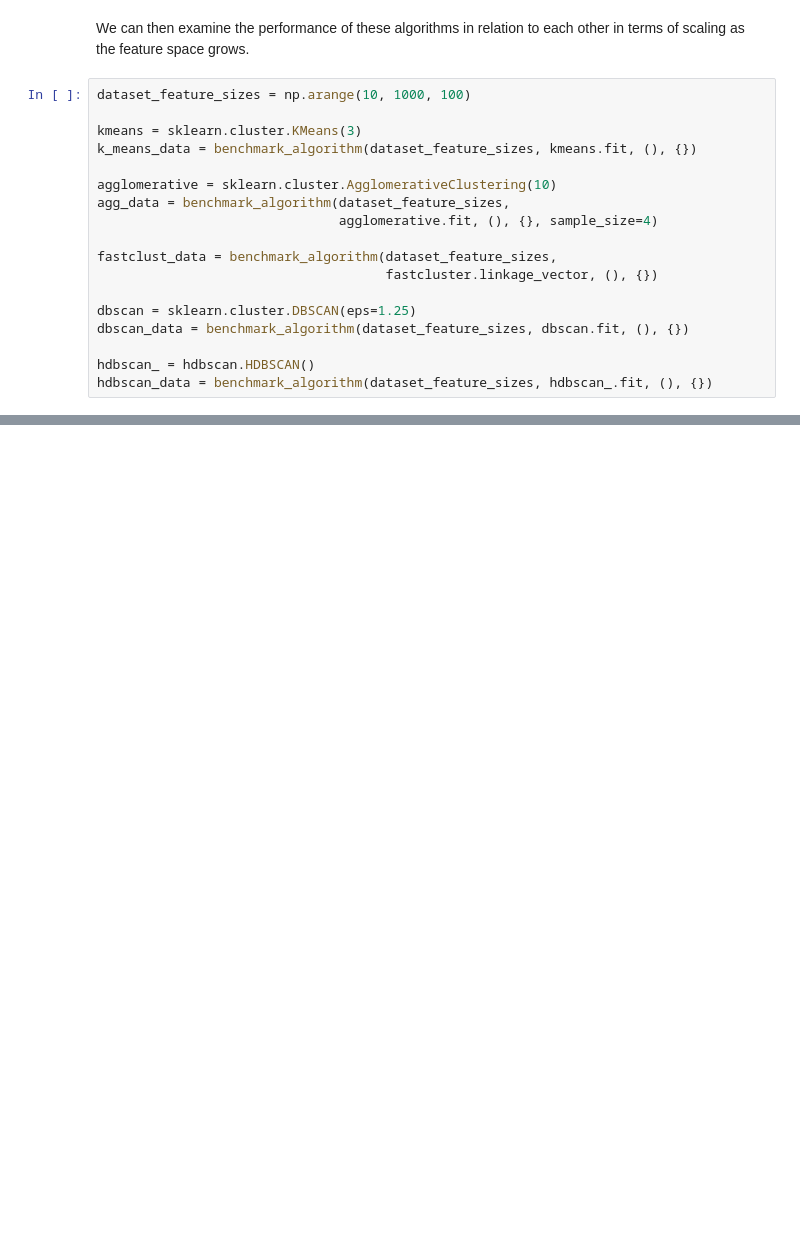
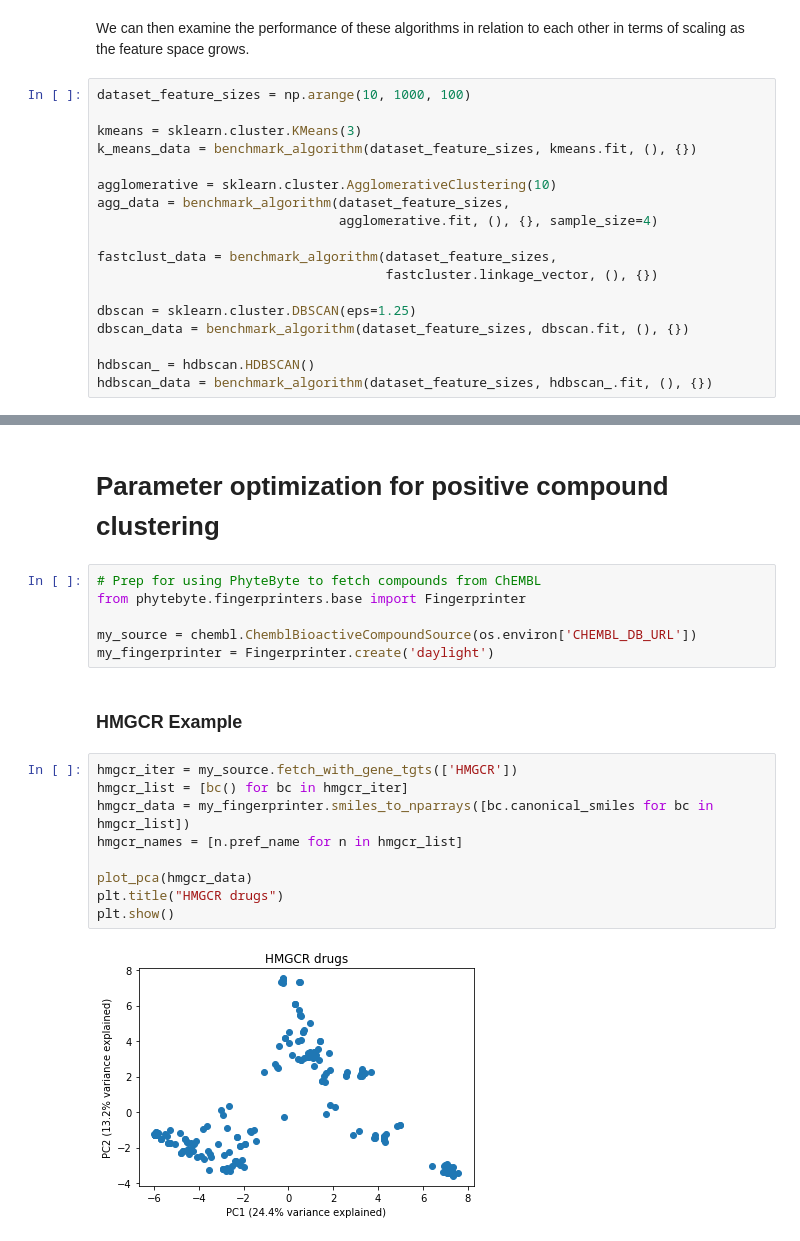
Before and after one commit to seanharr11/phytebyte, a Jupyter notebook: notebooks/clustering_methods.ipynb, the cells around one changed output, grey strips where cells are left out. Saved outputs shown, nothing was run; the diff lists cells and outputs as text; blank space fills up the shorter version.

```diff
--- a/notebooks/clustering_methods.ipynb
+++ b/notebooks/clustering_methods.ipynb
@@ -123,0 +155,21 @@ Outstanding questions:
+# %% [markdown]
+# Parameter optimization for positive compound clustering
+# %%
+# Prep for using PhyteByte to fetch compounds from ChEMBL
+from phytebyte.fingerprinters.base import Fingerprinter
+
+my_source = chembl.ChemblBioactiveCompoundSource(os.environ['CHEMBL_DB_URL'])
+my_fingerprinter = Fingerprinter.create('daylight')
+# %% [markdown]
+### HMGCR Example
+# %%
+hmgcr_iter = my_source.fetch_with_gene_tgts(['HMGCR'])
+hmgcr_list = [bc() for bc in hmgcr_iter]
+hmgcr_data = my_fingerprinter.smiles_to_nparrays([bc.canonical_smiles for bc in hmgcr_list])
+hmgcr_names = [n.pref_name for n in hmgcr_list]
+
+plot_pca(hmgcr_data)
+plt.title("HMGCR drugs")
+plt.show()
+# %% [output]
+[figure, added]
```
Also changed, not shown: parts of 39 cells of this notebook, 1 other file.
